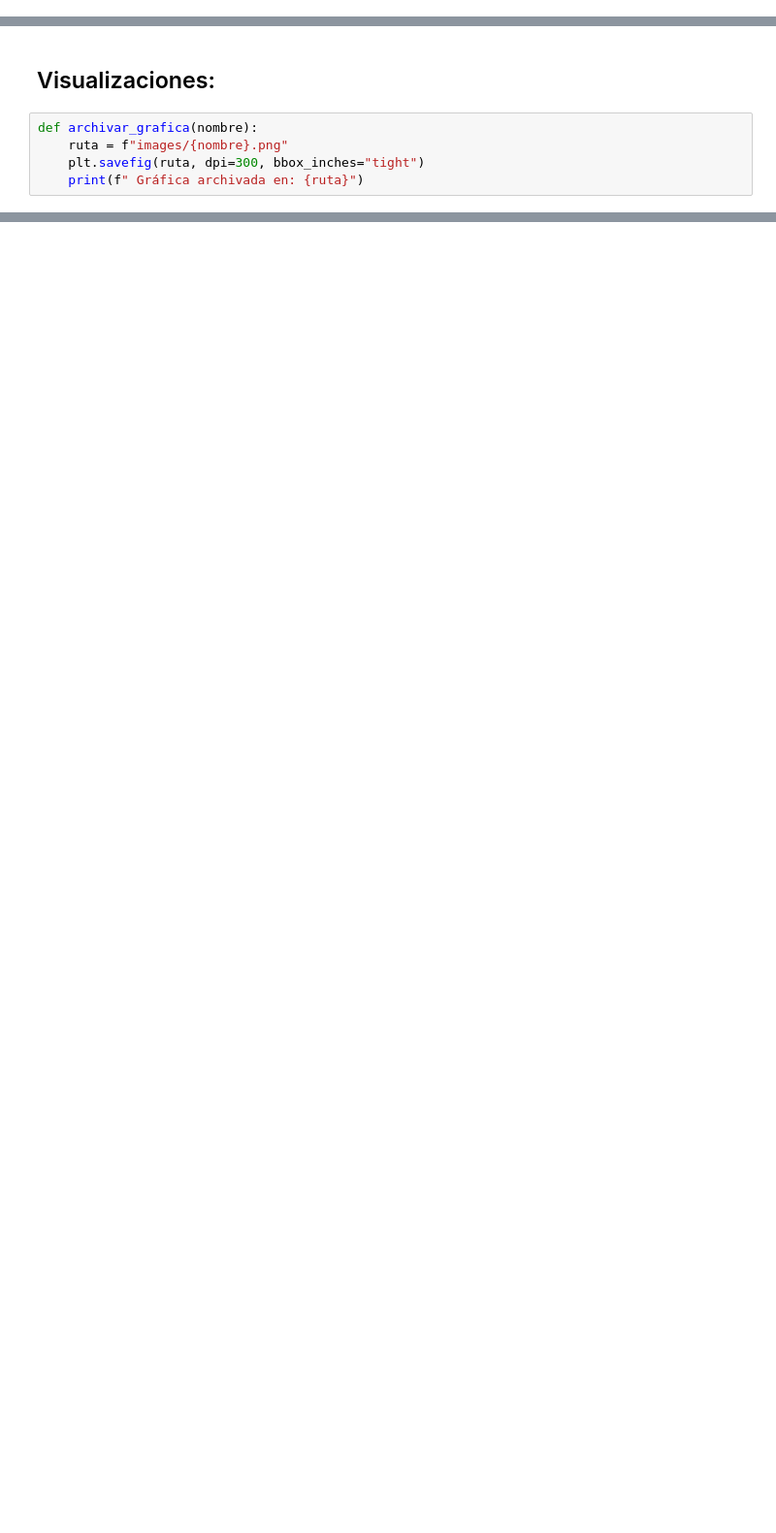
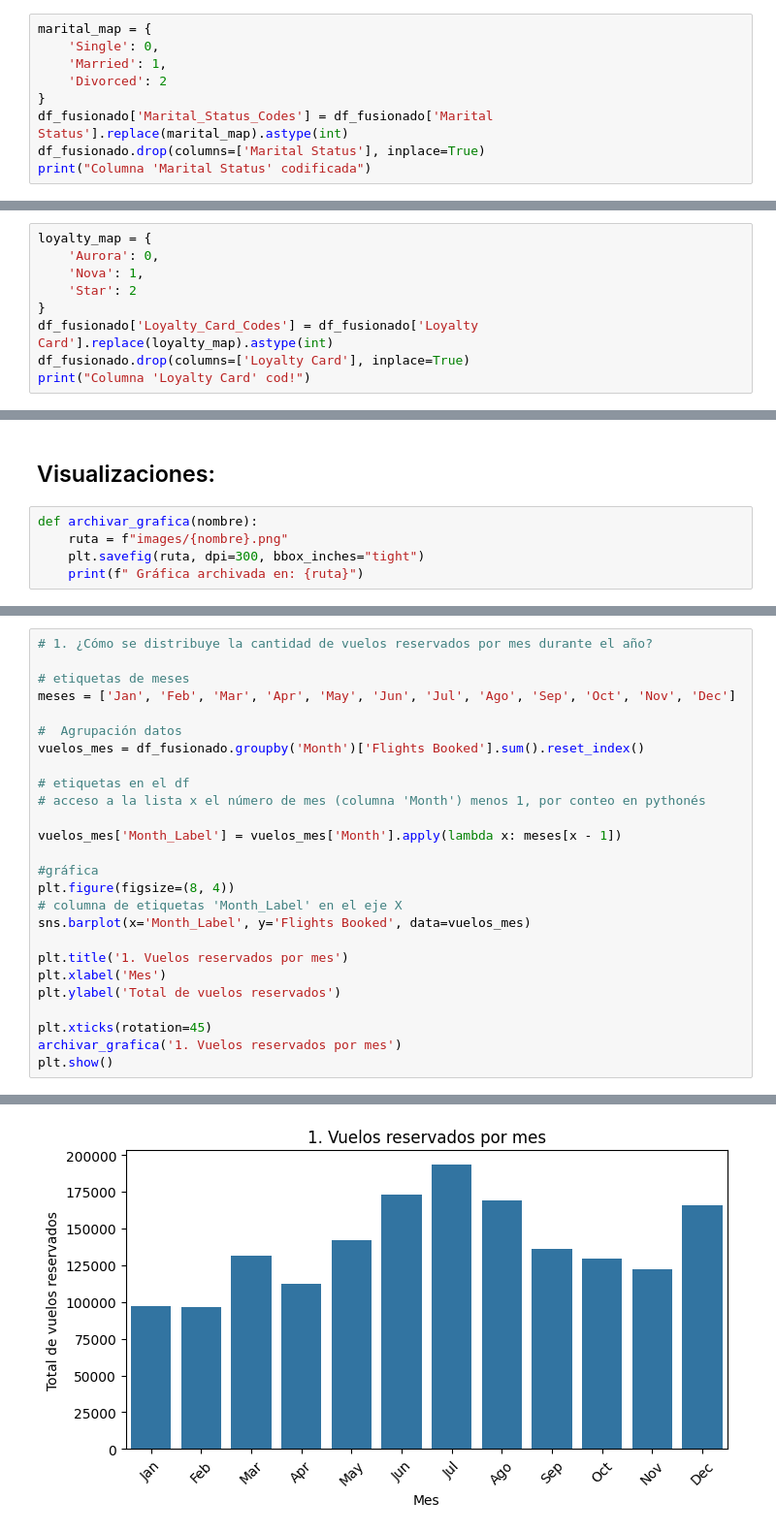
Before and after one commit to Adalab/bda-modulo-3-evaluacion-final-andrearvirgos, a Jupyter notebook: Solución-evaluación-final.ipynb, the cells around one changed output, grey strips where cells are left out. Shown at 97% size. Saved outputs shown, nothing was run; the diff lists cells and outputs as text; blank space fills up the shorter version.

```diff
--- a/Solución-evaluación-final.ipynb
+++ b/Solución-evaluación-final.ipynb
@@ -528,0 +574,9 @@ df_fusionado['Gender'] = df_fusionado['Gender'].map({'Female': 1, 'Male': 0})
+# %%
+marital_map = {
+    'Single': 0,
+    'Married': 1,
+    'Divorced': 2
+}
+df_fusionado['Marital_Status_Codes'] = df_fusionado['Marital Status'].replace(marital_map).astype(int)
+df_fusionado.drop(columns=['Marital Status'], inplace=True)
+print("Columna 'Marital Status' codificada")
@@ -528,0 +585,9 @@ df_fusionado['Gender'] = df_fusionado['Gender'].map({'Female': 1, 'Male': 0})
+# %%
+loyalty_map = {
+    'Aurora': 0,
+    'Nova': 1,
+    'Star': 2
+}
+df_fusionado['Loyalty_Card_Codes'] = df_fusionado['Loyalty Card'].replace(loyalty_map).astype(int)
+df_fusionado.drop(columns=['Loyalty Card'], inplace=True)
+print("Columna 'Loyalty Card' cod!")
@@ -547,0 +623,27 @@ plt.show()
+# %%
+# 1. ¿Cómo se distribuye la cantidad de vuelos reservados por mes durante el año?
+
+# etiquetas de meses
+meses = ['Jan', 'Feb', 'Mar', 'Apr', 'May', 'Jun', 'Jul', 'Ago', 'Sep', 'Oct', 'Nov', 'Dec']
+
+#  Agrupación datos
+vuelos_mes = df_fusionado.groupby('Month')['Flights Booked'].sum().reset_index()
+
+# etiquetas en el df
+# acceso a la lista x el número de mes (columna 'Month') menos 1, por conteo en pythonés
+
+vuelos_mes['Month_Label'] = vuelos_mes['Month'].apply(lambda x: meses[x - 1])
+
+#gráfica
+plt.figure(figsize=(8, 4))
+# columna de etiquetas 'Month_Label' en el eje X
+sns.barplot(x='Month_Label', y='Flights Booked', data=vuelos_mes)
+
+plt.title('1. Vuelos reservados por mes')
+plt.xlabel('Mes')
+plt.ylabel('Total de vuelos reservados')
+
+plt.xticks(rotation=45)
+archivar_grafica('1. Vuelos reservados por mes')
+plt.show()
+# %% [output]
@@ -547,0 +651 @@ plt.show()
+[figure, added]
```
Also changed, not shown: parts of 27 cells of this notebook, 9 other files.
